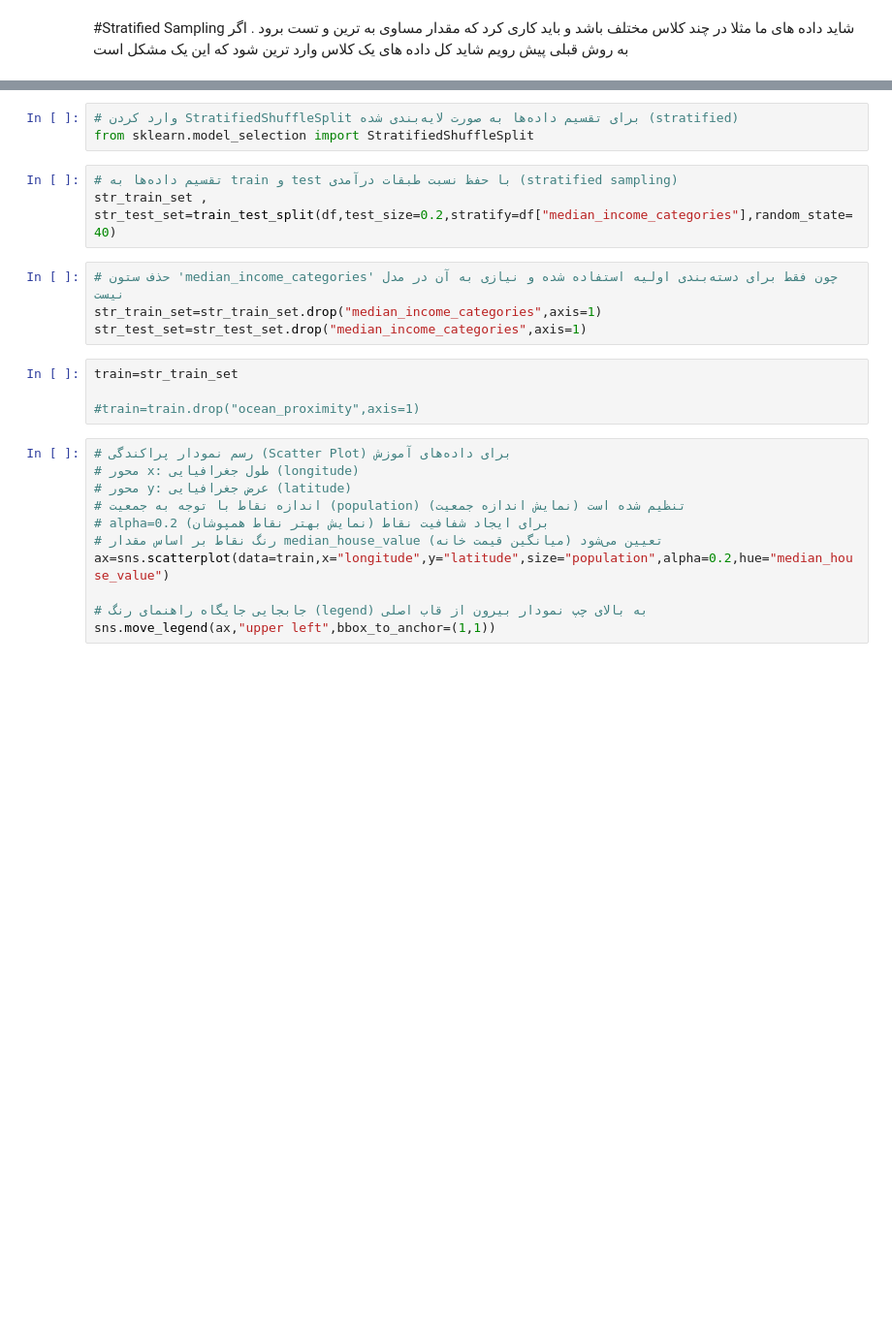
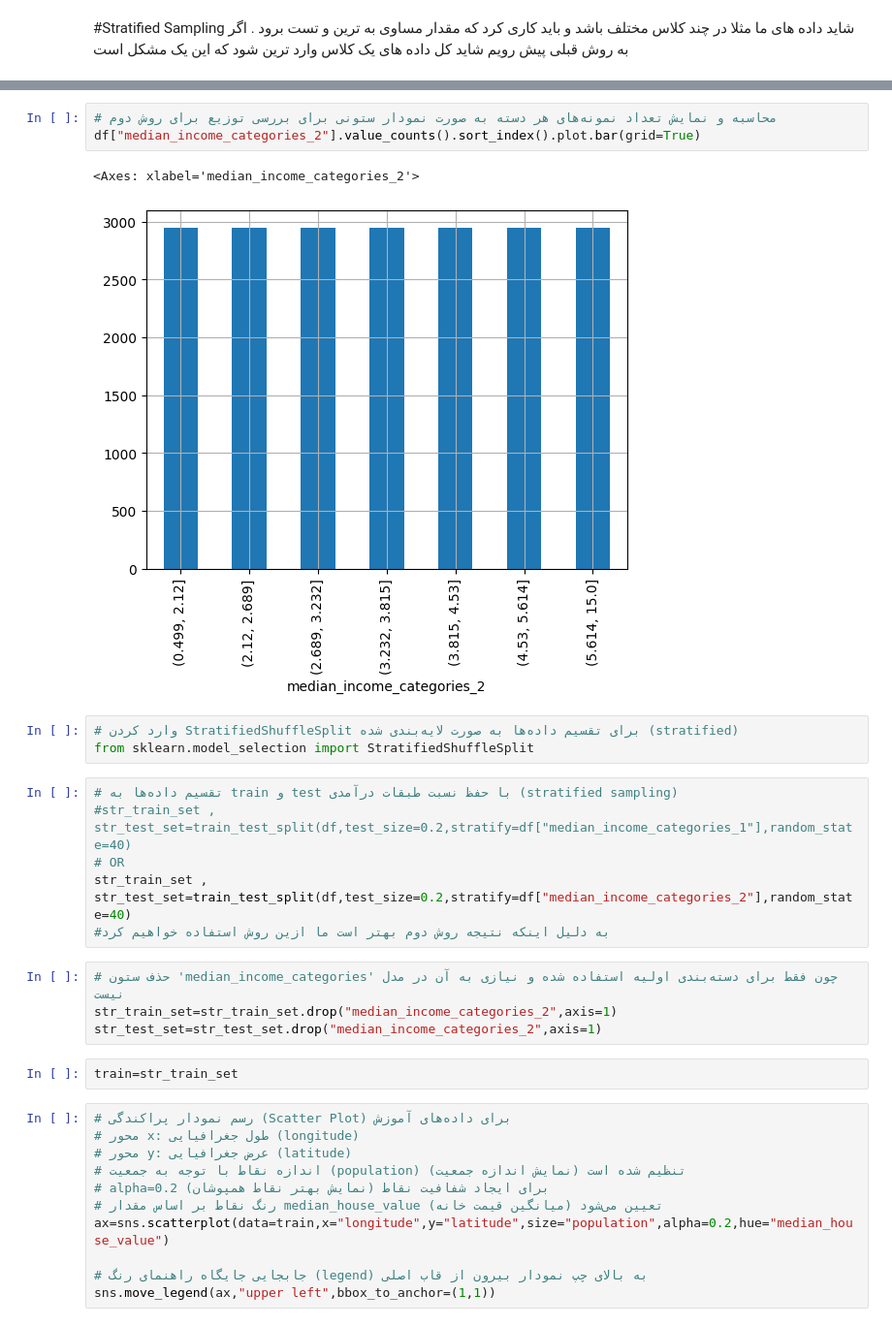
Before and after one commit to amirhossinbinaei/machine-learning, a Jupyter notebook: regression.ipynb, the cells around one changed output, grey strips where cells are left out. Shown: that part at 97% size. Drawn from its saved outputs; the diff is of its cells as text; blank space fills up the shorter version.

```diff
--- a/regression.ipynb
+++ b/regression.ipynb
@@ -210,17 +294,24 @@ df["median_income_categories"].value_counts().sort_index().plot.bar(grid=True)
+# %%
+# محاسبه و نمایش تعداد نمونه‌های هر دسته به صورت نمودار ستونی برای بررسی توزیع برای روش دوم
+df["median_income_categories_2"].value_counts().sort_index().plot.bar(grid=True)
+# %% [output]
+<Axes: xlabel='median_income_categories_2'>
+[figure, added]
 # %%
 # وارد کردن StratifiedShuffleSplit برای تقسیم داده‌ها به صورت لایه‌بندی شده (stratified)
 from sklearn.model_selection import StratifiedShuffleSplit
 # %%
 # تقسیم داده‌ها به train و test با حفظ نسبت طبقات درآمدی (stratified sampling)
-str_train_set , str_test_set=train_test_split(df,test_size=0.2,stratify=df["median_income_categories"],random_state=40)
+#str_train_set , str_test_set=train_test_split(df,test_size=0.2,stratify=df["median_income_categories_1"],random_state=40)
+# OR
+str_train_set , str_test_set=train_test_split(df,test_size=0.2,stratify=df["median_income_categories_2"],random_state=40)
+#به دلیل اینکه نتیجه روش دوم بهتر است ما ازین روش استفاده خواهیم کرد
 # %%
 # حذف ستون 'median_income_categories' چون فقط برای دسته‌بندی اولیه استفاده شده و نیازی به آن در مدل نیست
-str_train_set=str_train_set.drop("median_income_categories",axis=1)
-str_test_set=str_test_set.drop("median_income_categories",axis=1)
+str_train_set=str_train_set.drop("median_income_categories_2",axis=1)
+str_test_set=str_test_set.drop("median_income_categories_2",axis=1)
-# %%
-train=str_train_set
-
-#train=train.drop("ocean_proximity",axis=1)
+# %%
+train=str_train_set
 # %%
 # رسم نمودار پراکندگی (Scatter Plot) برای داده‌های آموزش
 # محور x: طول جغرافیایی (longitude)
```
Also changed, not shown: parts of 17 cells of this notebook.
